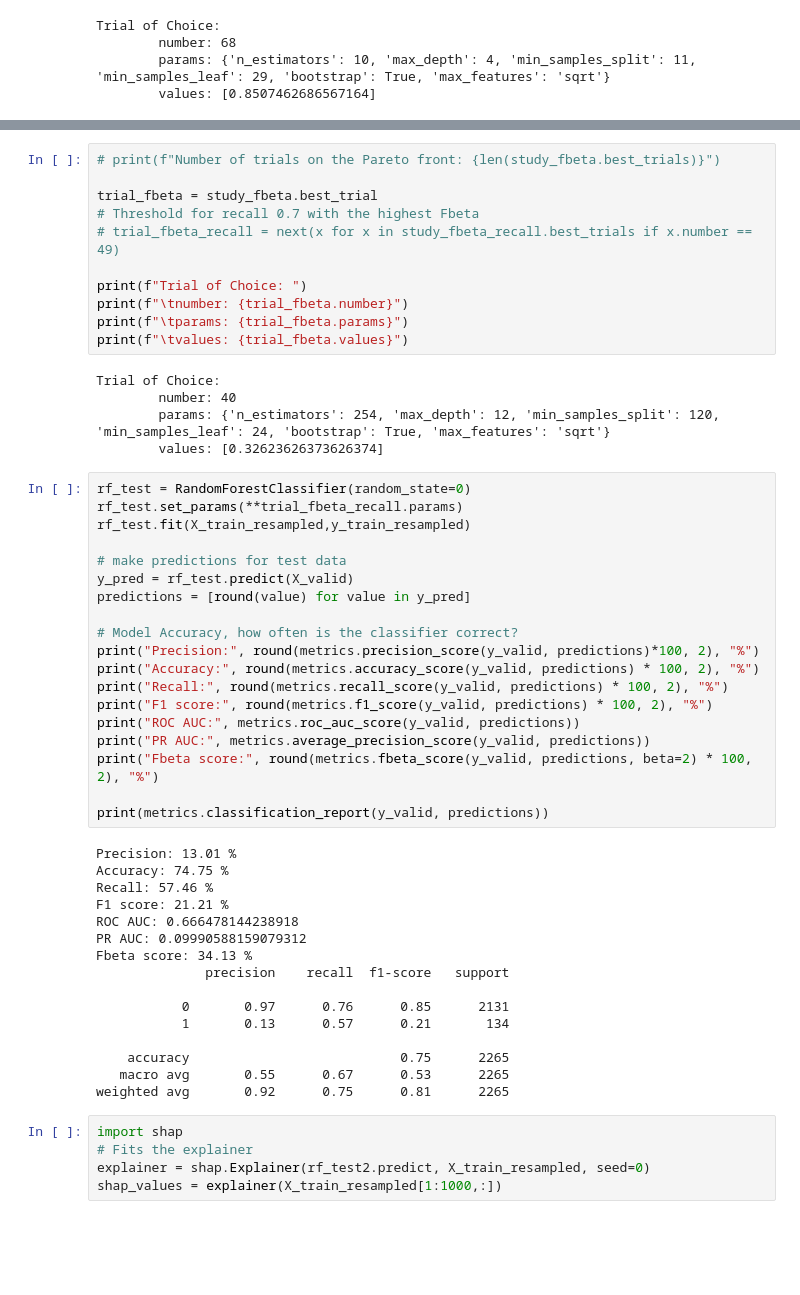
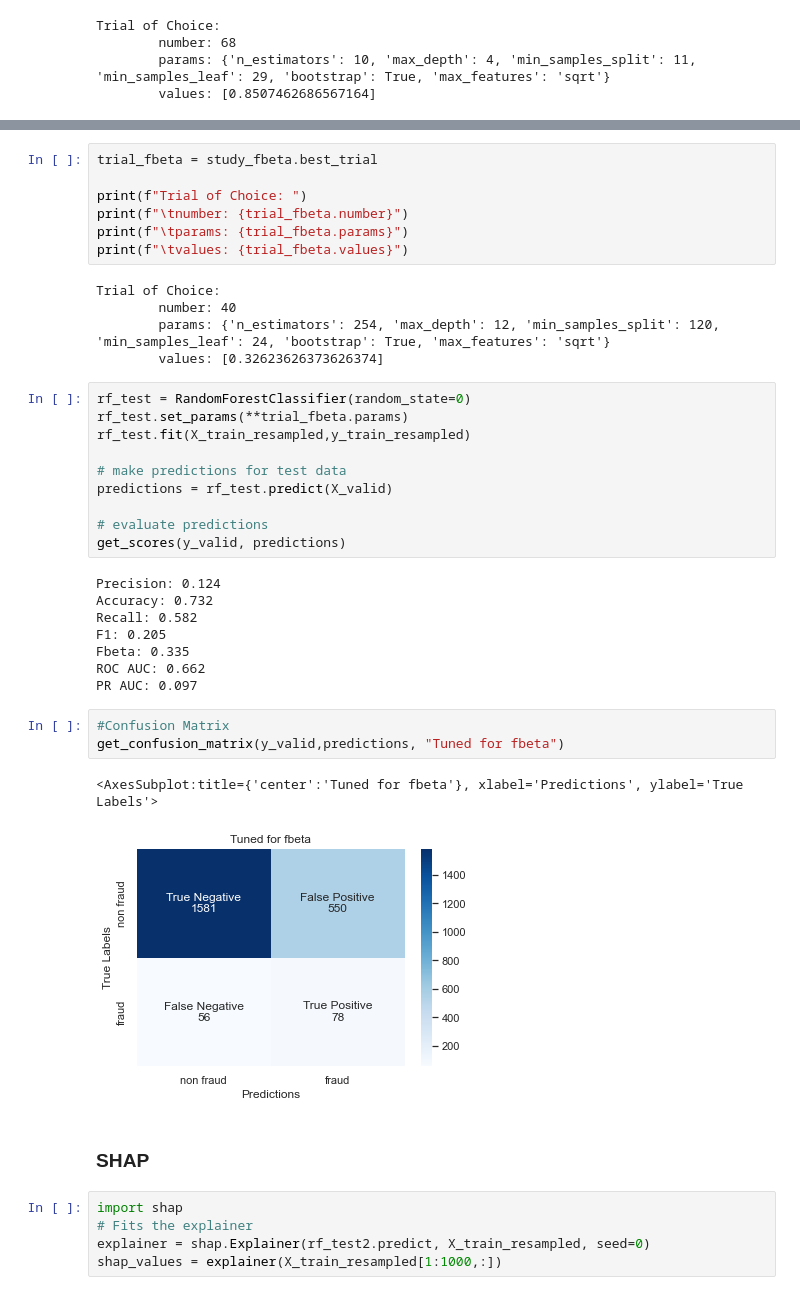
Before and after one commit to hewtungyuen/car-insurance-fraud-BT4012, a Jupyter notebook: RandomForest.ipynb, the cells around one changed output, grey strips where cells are left out. Drawn from its saved outputs; the diff is of its cells as text; blank space fills up the shorter version.

```diff
--- a/RandomForest.ipynb
+++ b/RandomForest.ipynb
@@ -204,11 +213,7 @@ study_fbeta.optimize(objective, n_trials=50)
 [I 2022-11-13 17:36:43,645] Trial 48 finished with value: 0.2987804878048781 and parameters: {'n_estimators': 319, 'max_depth': 7, 'min_samples_split': 48, 'min_samples_leaf': 31, 'bootstrap': True, ' ...
 [I 2022-11-13 17:36:45,170] Trial 49 finished with value: 0.27332144979203804 and parameters: {'n_estimators': 190, 'max_depth': 5, 'min_samples_split': 106, 'min_samples_leaf': 35, 'bootstrap': True, ...
 # %%
-# print(f"Number of trials on the Pareto front: {len(study_fbeta.best_trials)}")
-
 trial_fbeta = study_fbeta.best_trial
-# Threshold for recall 0.7 with the highest Fbeta
-# trial_fbeta_recall = next(x for x in study_fbeta_recall.best_trials if x.number == 49)
 
 print(f"Trial of Choice: ")
 print(f"\tnumber: {trial_fbeta.number}")
@@ -221,39 +226,30 @@ Trial of Choice:
         values: [0.32623626373626374]
 # %%
 rf_test = RandomForestClassifier(random_state=0)
-rf_test.set_params(**trial_fbeta_recall.params)
+rf_test.set_params(**trial_fbeta.params)
 rf_test.fit(X_train_resampled,y_train_resampled)
 
 # make predictions for test data
-y_pred = rf_test.predict(X_valid)
-predictions = [round(value) for value in y_pred]
+predictions = rf_test.predict(X_valid)
 
-# Model Accuracy, how often is the classifier correct?
-print("Precision:", round(metrics.precision_score(y_valid, predictions)*100, 2), "%")
-print("Accuracy:", round(metrics.accuracy_score(y_valid, predictions) * 100, 2), "%")
-print("Recall:", round(metrics.recall_score(y_valid, predictions) * 100, 2), "%")
-print("F1 score:", round(metrics.f1_score(y_valid, predictions) * 100, 2), "%")
-print("ROC AUC:", metrics.roc_auc_score(y_valid, predictions))
-print("PR AUC:", metrics.average_precision_score(y_valid, predictions))
-print("Fbeta score:", round(metrics.fbeta_score(y_valid, predictions, beta=2) * 100, 2), "%")
-
-print(metrics.classification_report(y_valid, predictions))
+# evaluate predictions
+get_scores(y_valid, predictions)
 # %% [output]
-Precision: 13.01 %
-Accuracy: 74.75 %
-Recall: 57.46 %
-F1 score: 21.21 %
-ROC AUC: 0.666478144238918
-PR AUC: 0.09990588159079312
-Fbeta score: 34.13 %
-              precision    recall  f1-score   support
-
-           0       0.97      0.76      0.85      2131
-           1       0.13      0.57      0.21       134
-
-    accuracy                           0.75      2265
-   macro avg       0.55      0.67      0.53      2265
-weighted avg       0.92      0.75      0.81      2265
+Precision: 0.124
+Accuracy: 0.732
+Recall: 0.582
+F1: 0.205
+Fbeta: 0.335
+ROC AUC: 0.662
+PR AUC: 0.097
+# %%
+#Confusion Matrix
+get_confusion_matrix(y_valid,predictions, "Tuned for fbeta")
+# %% [output]
+<AxesSubplot:title={'center':'Tuned for fbeta'}, xlabel='Predictions', ylabel='True Labels'>
+[figure, added]
+# %% [markdown]
+### SHAP
 # %%
 import shap
 # Fits the explainer
```
Also changed, not shown: parts of 14 cells of this notebook.
